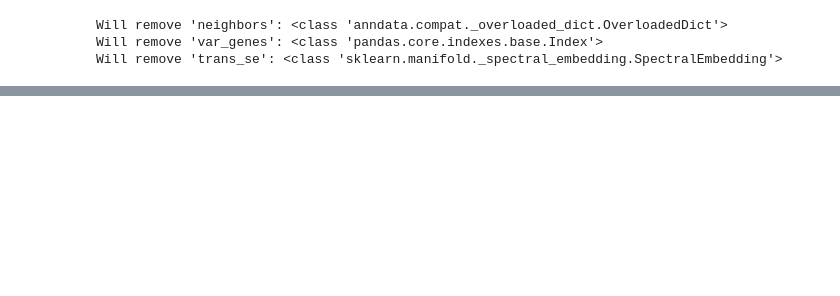
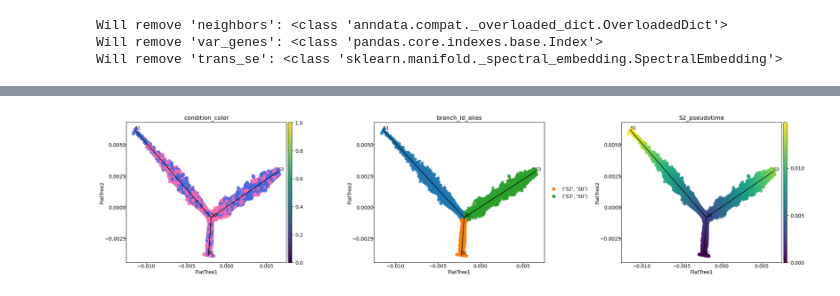
Before and after one commit to sachha-naksha/TA_muscle_ageing, a Jupyter notebook: py_scripts/grn_inference/1_traj_inference.ipynb, the cells around one changed output, grey strips where cells are left out. Drawn from its saved outputs; the diff is of its cells as text; code cells hidden in the pictures; blank space fills up the shorter version.

```diff
--- a/py_scripts/grn_inference/1_traj_inference.ipynb
+++ b/py_scripts/grn_inference/1_traj_inference.ipynb
@@ -188,0 +245,7 @@ adata_to_save.write_h5ad(os.path.join(out_tmp,'male_traj_fast2x.h5ad'), compress
+# %%
+adata.obs['condition_color'] = adata.obs['condition'].map(condition_color_dict)
+# %%
+st.plot_flat_tree(adata,color=['condition_color','branch_id_alias','S2_pseudotime'],
+                  dist_scale=0.5,show_graph=True,show_text=True)
+# %% [output]
+[figure, added]
```
Also changed, not shown: parts of 11 cells of this notebook, 2 other files.
